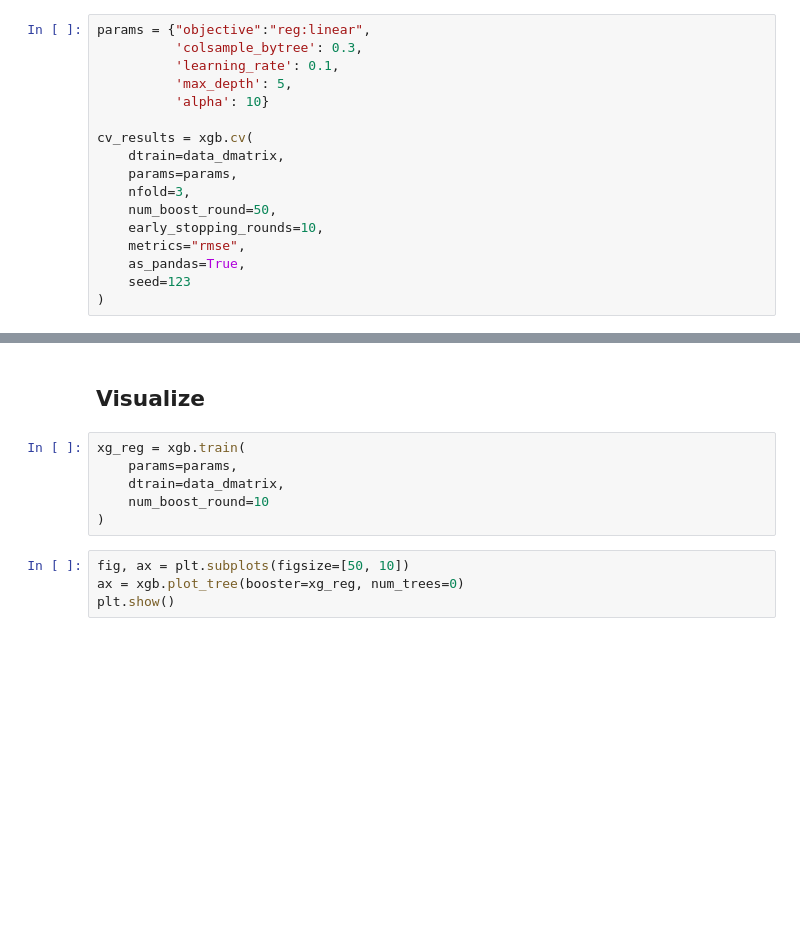
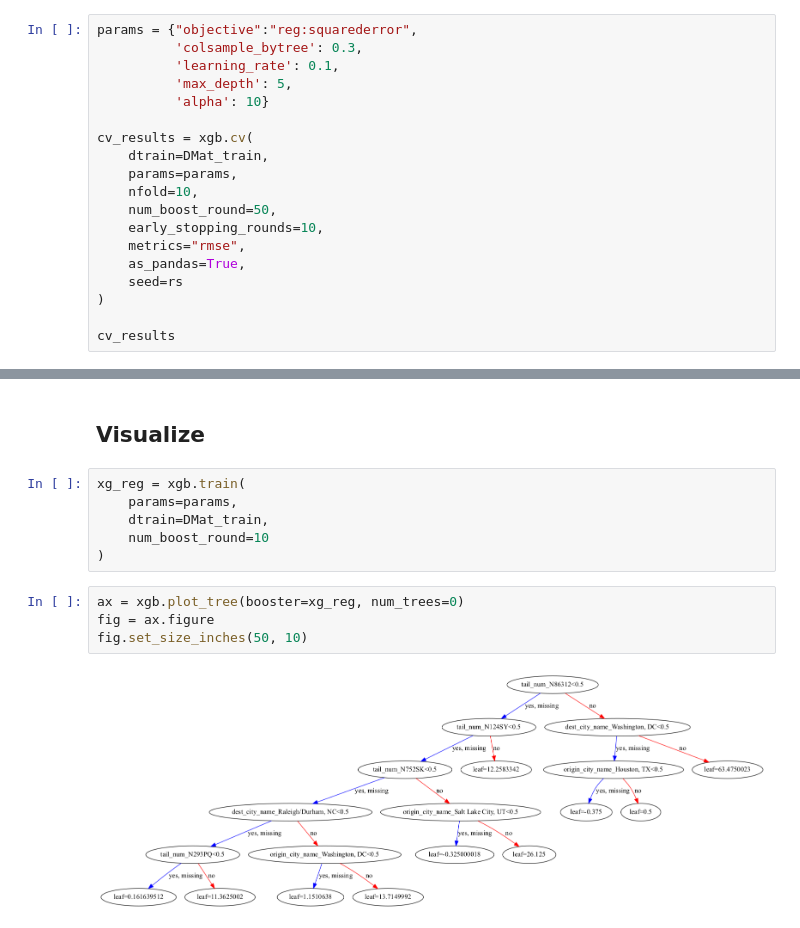
Before and after one commit to Mkyleran/mid-term-project-I, a Jupyter notebook: src/XGBoost.ipynb, the cells around one changed output, grey strips where cells are left out. Cells and saved outputs as stored; diff of their text form; blank space fills up the shorter version.

```diff
--- a/src/XGBoost.ipynb
+++ b/src/XGBoost.ipynb
@@ -245,19 +286,21 @@ print(f'RMSE: {rmse}')
 # %% [markdown]
 ## Cross validation
 # %%
-params = {"objective":"reg:linear",
+params = {"objective":"reg:squarederror",
           'colsample_bytree': 0.3,
           'learning_rate': 0.1,
           'max_depth': 5,
           'alpha': 10}
 
 cv_results = xgb.cv(
-    dtrain=data_dmatrix,
+    dtrain=DMat_train,
     params=params,
-    nfold=3,
+    nfold=10,
     num_boost_round=50,
     early_stopping_rounds=10,
     metrics="rmse",
     as_pandas=True,
-    seed=123
+    seed=rs
 )
+
+cv_results
@@ -266,12 +327,14 @@ cv_results = xgb.cv(
 # %%
 xg_reg = xgb.train(
     params=params,
-    dtrain=data_dmatrix,
+    dtrain=DMat_train,
     num_boost_round=10
 )
 # %%
-fig, ax = plt.subplots(figsize=[50, 10])
 ax = xgb.plot_tree(booster=xg_reg, num_trees=0)
-plt.show()
+fig = ax.figure
+fig.set_size_inches(50, 10)
+# %% [output]
+[figure, added]
 # %%
 # Feature Importance
```
Also changed, not shown: parts of 8 cells of this notebook.
